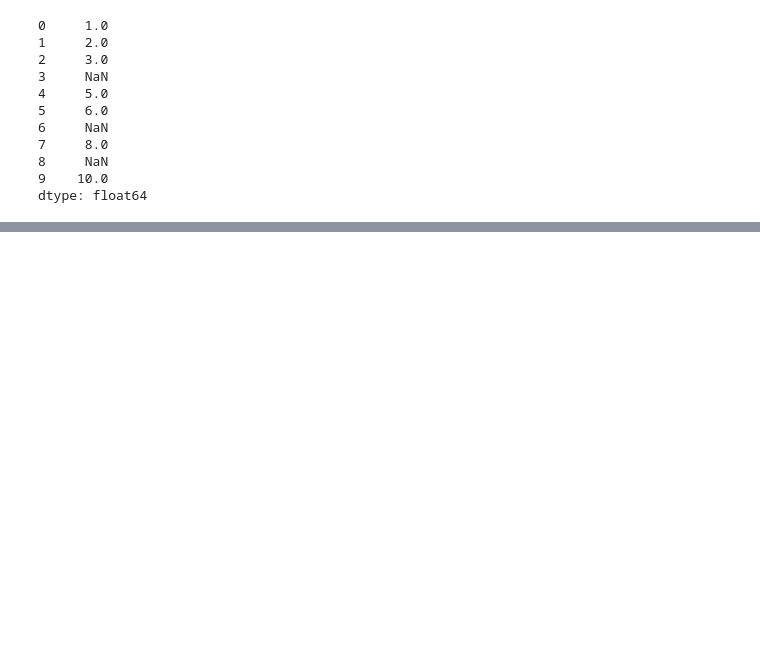
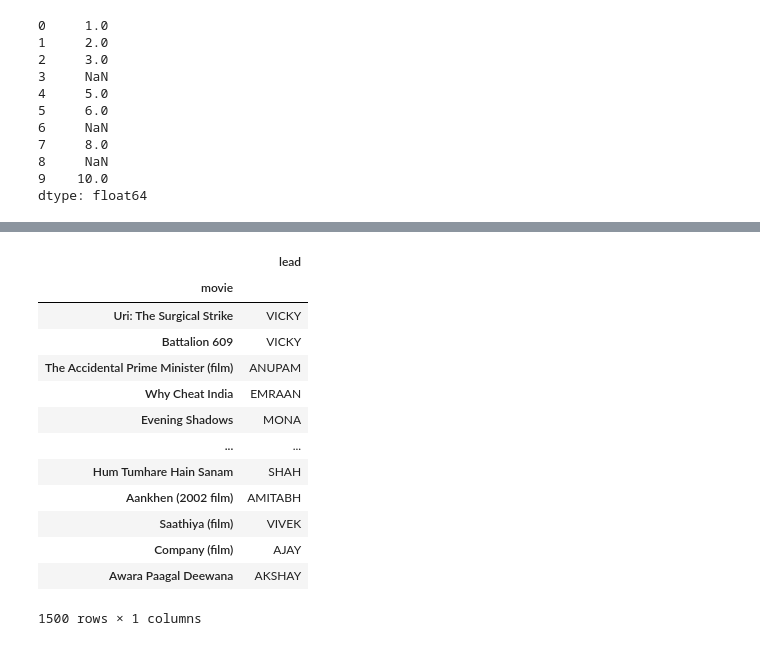
Before and after one commit to thekushak0003/My-DSMP-Journey, a Jupyter notebook: sessions files/session16.ipynb, the cells around one changed output, grey strips where cells are left out. Saved outputs shown, nothing was run; the diff lists cells and outputs as text; code cells hidden in the pictures; blank space fills up the shorter version.

```diff
--- a/sessions files/session16.ipynb
+++ b/sessions files/session16.ipynb
@@ -159,0 +172,19 @@ dtype: float64
+# %%
+movies = pd.read_csv('bollywood.csv', index_col='movie')
+movies['lead'] = movies['lead'].apply(lambda x: x.split()[0].upper())
+movies
+# %% [output]
+|  | lead |
+| movie |  |
+| Uri: The Surgical Strike | VICKY |
+| Battalion 609 | VICKY |
+| The Accidental Prime Minister (film) | ANUPAM |
+| Why Cheat India | EMRAAN |
+| Evening Shadows | MONA |
+| ... | ... |
+| Hum Tumhare Hain Sanam | SHAH |
+| Aankhen (2002 film) | AMITABH |
+| Saathiya (film) | VIVEK |
+| Company (film) | AJAY |
+| Awara Paagal Deewana | AKSHAY |
+1500 rows × 1 columns
```
Also changed, not shown: parts of 2 cells of this notebook.
